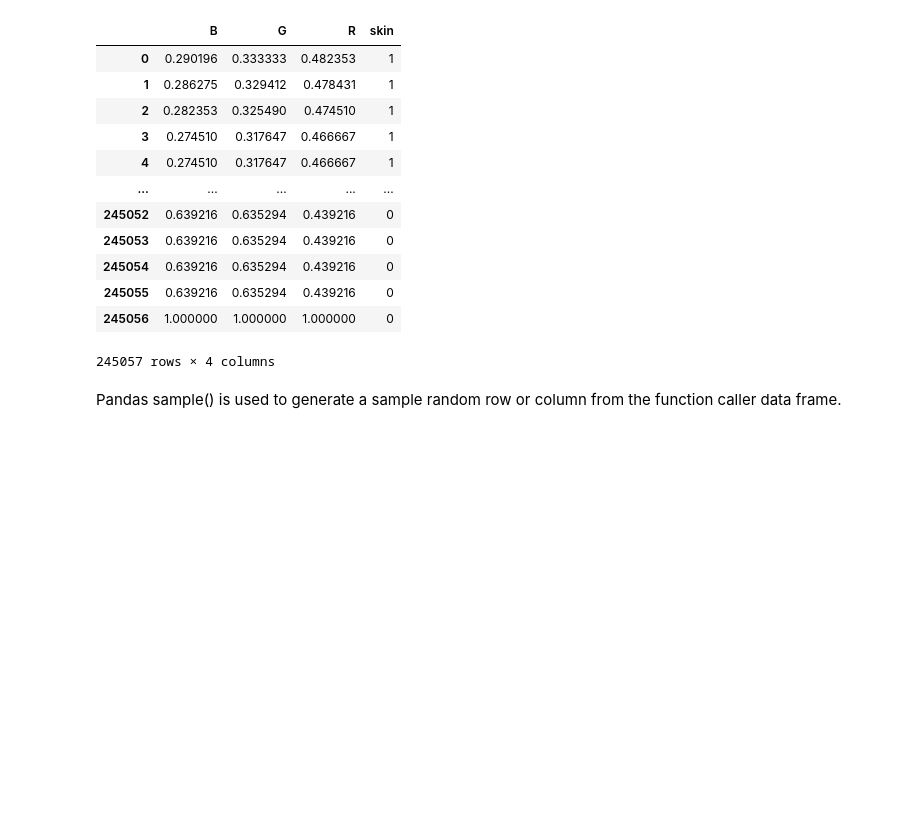
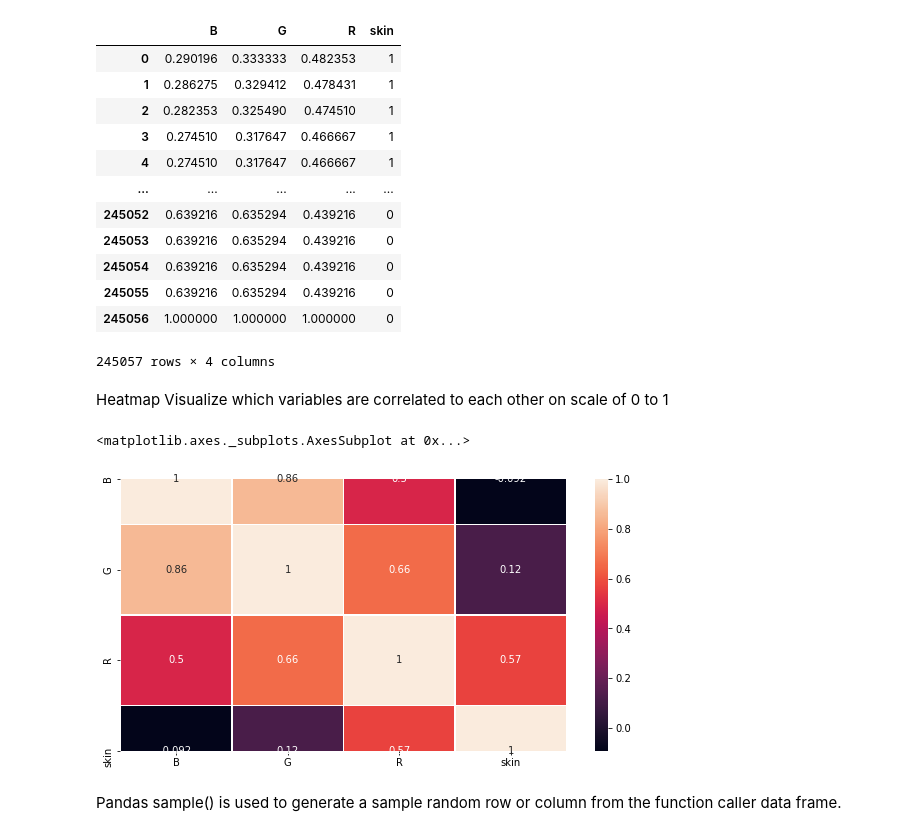
Before and after one commit to Tobormai/CS_4347_Assignment_2, a Jupyter notebook: assignment2_logisticregression/Assignment2Notes.ipynb, the cells around one changed output. Cells and saved outputs as stored; diff of their text form; code cells hidden in the pictures; blank space fills up the shorter version.

```diff
--- a/assignment2_logisticregression/Assignment2Notes.ipynb
+++ b/assignment2_logisticregression/Assignment2Notes.ipynb
@@ -165,6 +166,14 @@ alldf
 | 245055 | 0.639216 | 0.635294 | 0.439216 | 0 |
 | 245056 | 1.000000 | 1.000000 | 1.000000 | 0 |
 245057 rows × 4 columns
+# %% [markdown]
+Heatmap Visualize which variables are correlated to each other on scale of 0 to 1
+# %%
+plt.figure(figsize=(10,5))
+sns.heatmap(alldf.corr(),annot=True, linewidth = 0.5)
+# %% [output]
+<matplotlib.axes._subplots.AxesSubplot at 0x...>
+[figure, added]
 # %% [markdown]
 Pandas sample() is used to generate a sample random row or column from the function caller data frame.
 # %%
```
Also changed, not shown: parts of 12 cells of this notebook.
